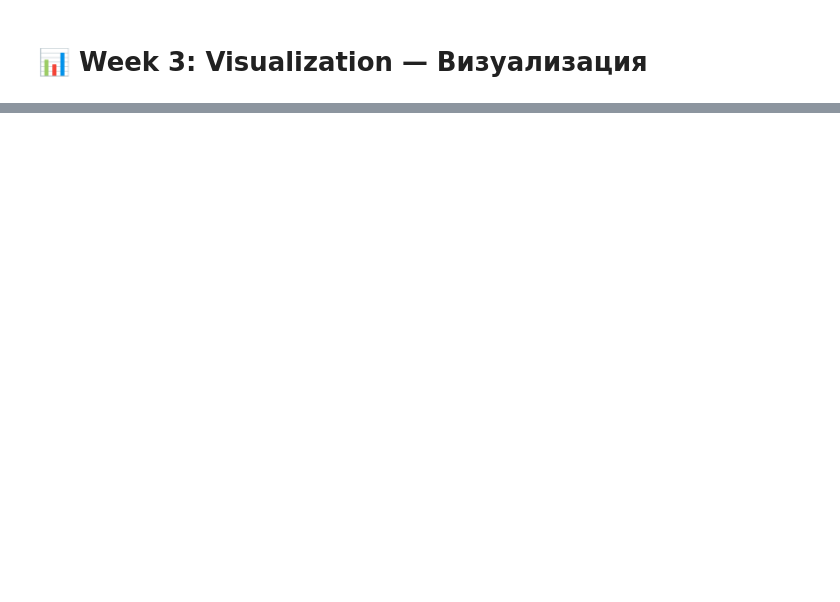
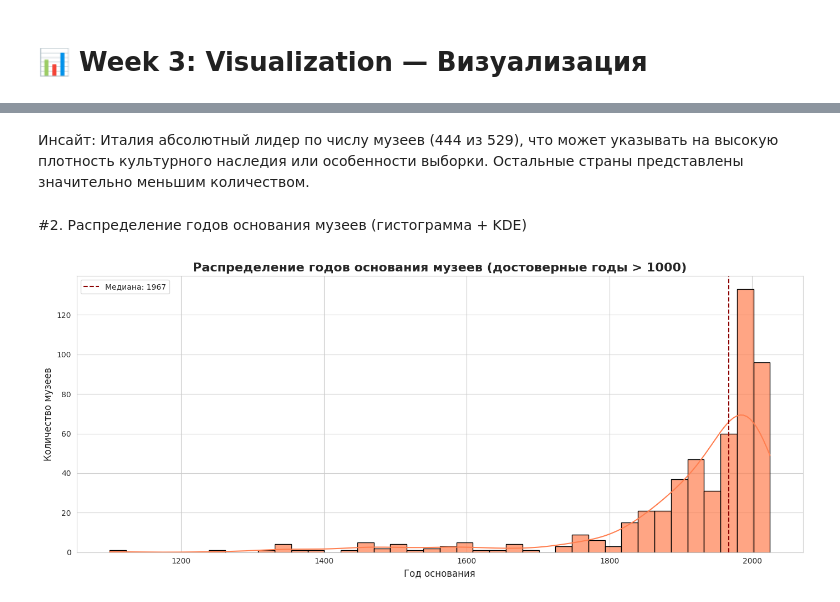
Before and after one commit to yana-moshnikova/python-ai-moshnikova-yana, a Jupyter notebook: notebooks/week3_visualization.ipynb, the cells around one changed output, grey strips where cells are left out. Saved outputs shown, nothing was run; the diff lists cells and outputs as text; code cells hidden in the pictures; blank space fills up the shorter version.

```diff
--- a/notebooks/week3_visualization.ipynb
+++ b/notebooks/week3_visualization.ipynb
@@ -2421,0 +119,19 @@ print("\n" + "="*70)
+# %% [markdown]
+Инсайт: Италия абсолютный лидер по числу музеев (444 из 529), что может указывать на высокую плотность культурного наследия или особенности выборки. Остальные страны представлены значительно меньшим количеством.
+# %% [markdown]
+#2. Распределение годов основания музеев (гистограмма + KDE)
+# %%
+plt.figure(figsize=(14, 6))
+# Исключаем нулевые годы (артефакты очистки) для более реалистичной картины
+valid_years = df_museum[df_museum['inceptionYear'] > 1000]['inceptionYear']
+
+sns.histplot(valid_years, bins=40, kde=True, color='coral', edgecolor='black', alpha=0.7)
+plt.title('Распределение годов основания музеев (достоверные годы > 1000)', fontsize=16, fontweight='bold')
+plt.xlabel('Год основания', fontsize=12)
+plt.ylabel('Количество музеев', fontsize=12)
+plt.axvline(valid_years.median(), color='darkred', linestyle='--', label=f'Медиана: {int(valid_years.median())}')
+plt.legend()
+plt.tight_layout()
+plt.show()
+# %% [output]
+[figure, added]
```
Also changed, not shown: parts of 183 cells of this notebook.
